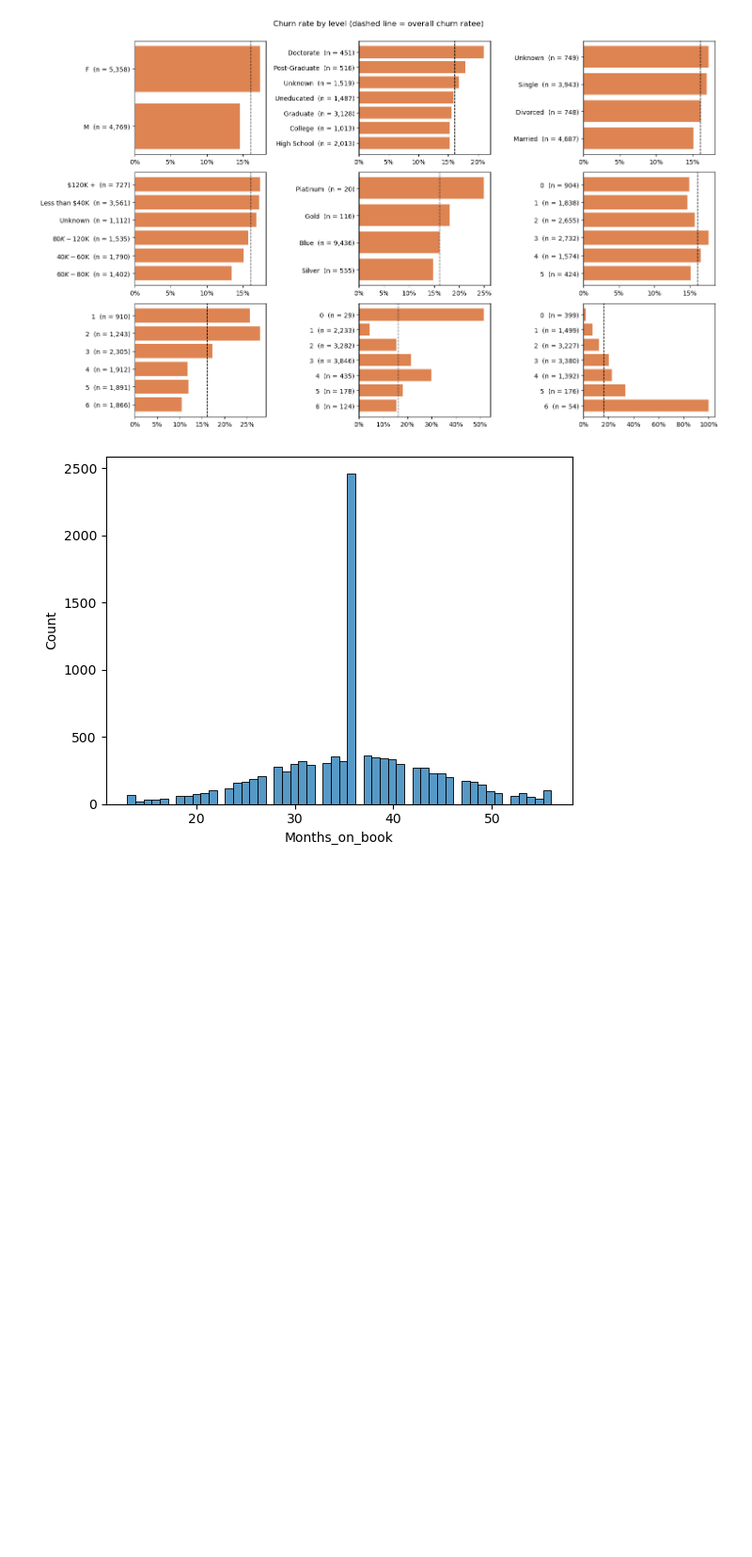
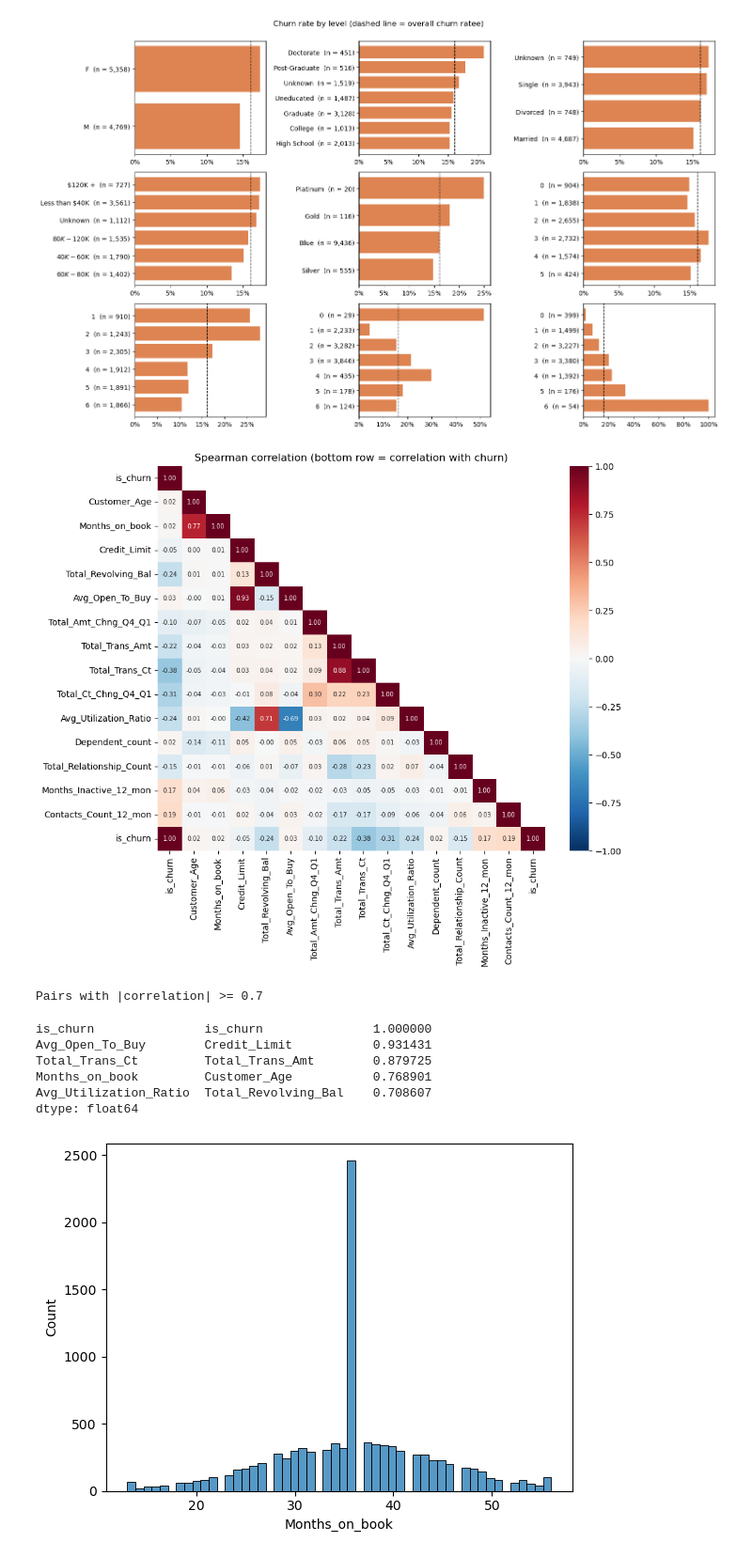
Before and after one commit to kidnextdoor57/Credit-Card-Churn-Prediction, a Jupyter notebook: credit_card_churn.ipynb, the cells around one changed output. Shown at 94% size. Saved outputs shown, nothing was run; the diff lists cells and outputs as text; code cells hidden in the pictures; blank space fills up the shorter version.

```diff
--- a/credit_card_churn.ipynb
+++ b/credit_card_churn.ipynb
@@ -411,3 +408,25 @@ df_train.Card_Category.value_counts()
+# %%
+#correlation
+corr = df[numeric + discrete_cols + ['is_churn']].corr(method = 'spearman')
+plt.figure(figsize = (10, 8))
+ax = sns.heatmap(corr, mask = np.triu(np.ones_like(corr, dtype = bool), k =1), cmap = 'RdBu_r', center = 0, vmin = -1, vmax = 1, annot = True,
+                 fmt = '.2f', annot_kws = {'size': 7})
+ax.grid(False)
+ax.set_title('Spearman correlation (bottom row = correlation with churn)')
+plt.show()
+
+pairs = corr.where(np.tril(np.ones(corr.shape, dtype = bool), k = -1)).stack()
+print('Pairs with |correlation| >= 0.7')
+pairs[pairs.abs() >= 0.7].sort_values(key = abs, ascending = False)
+# %% [output]
+[figure, added]
+Pairs with |correlation| >= 0.7
+is_churn               is_churn               1.000000
+Avg_Open_To_Buy        Credit_Limit           0.931431
+Total_Trans_Ct         Total_Trans_Amt        0.879725
+Months_on_book         Customer_Age           0.768901
+Avg_Utilization_Ratio  Total_Revolving_Bal    0.708607
+dtype: float64
 # %%
 count = df_train.loc[df_train['Card_Category'] == 'Platinum', 'Gender'].value_counts()
 
```
Also changed, not shown: parts of 5 cells of this notebook.
